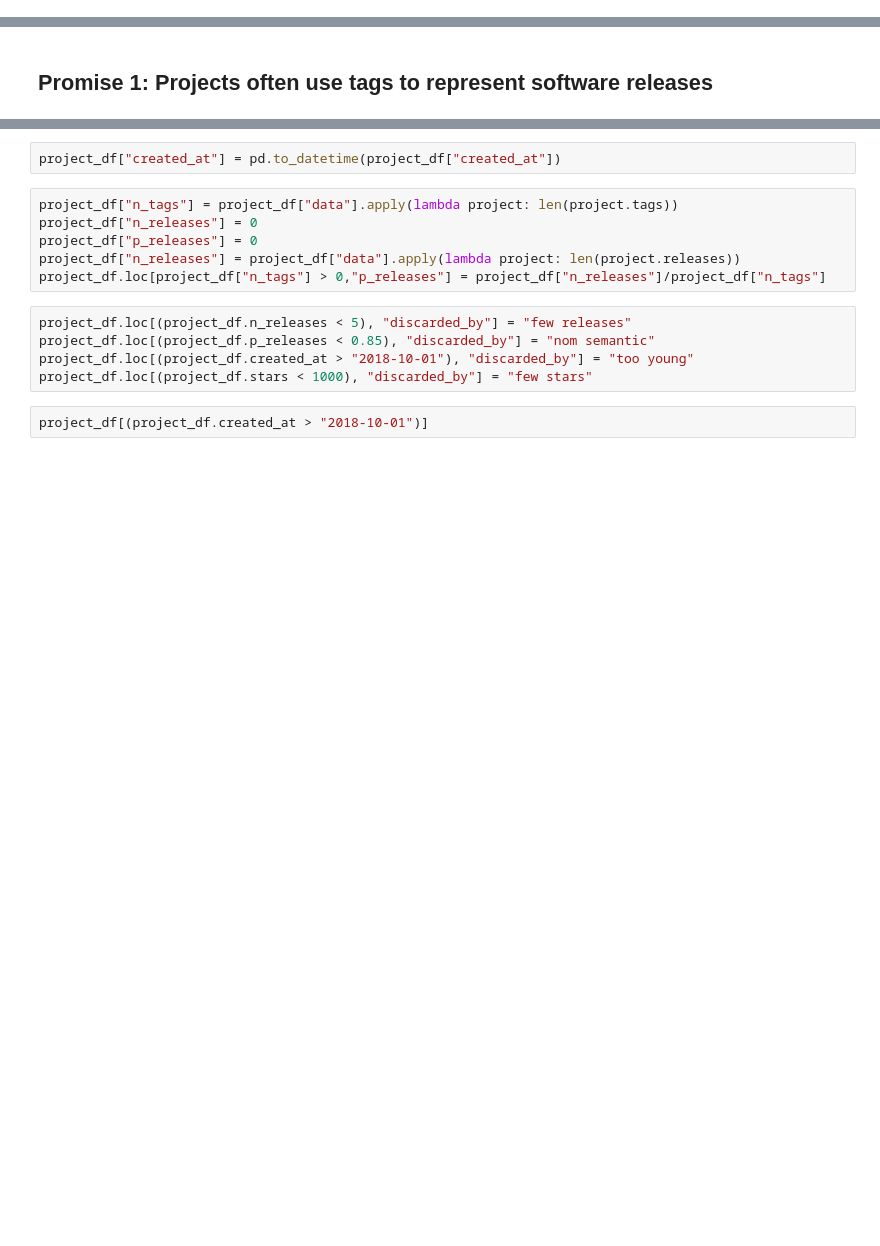
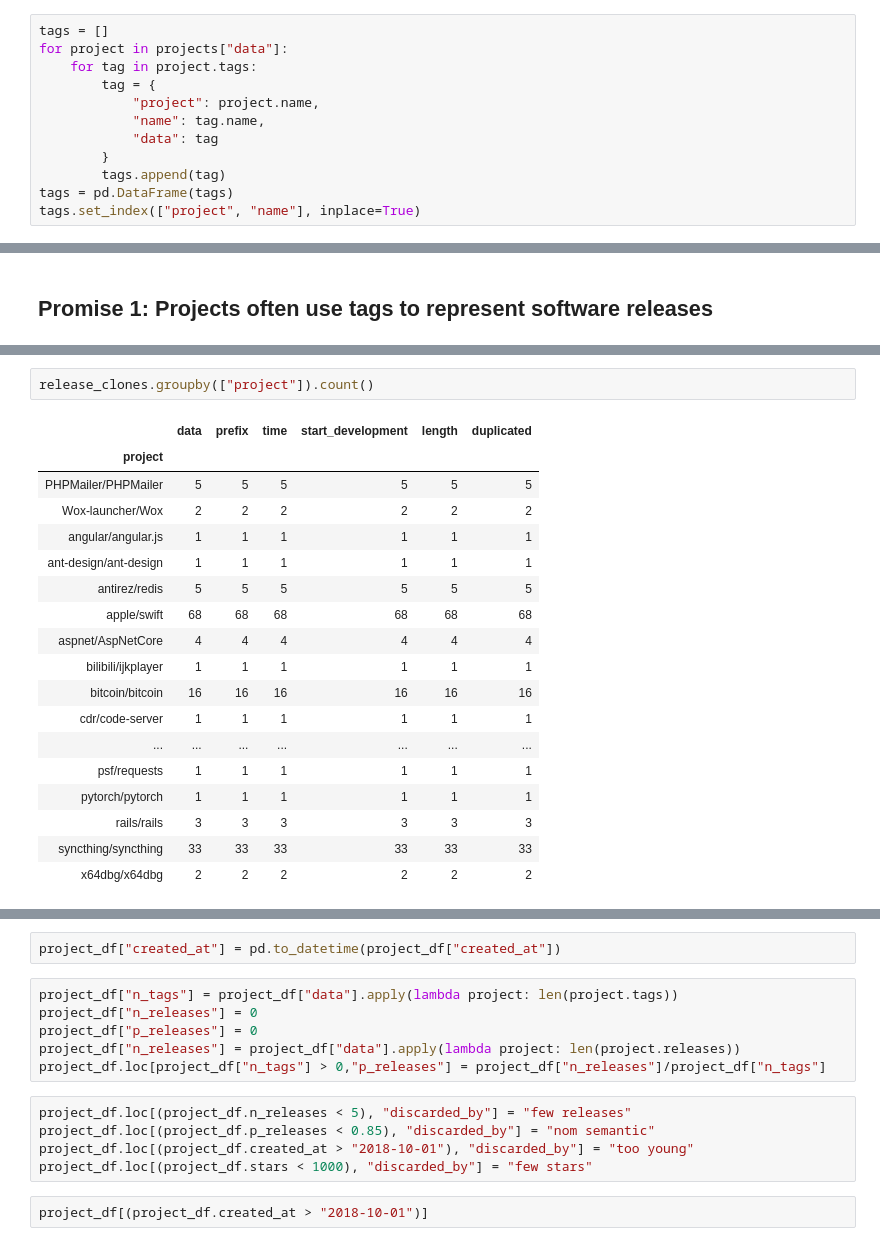
Before and after one commit to gems-uff/release-mining, a Jupyter notebook: experiment.ipynb, the cells around one changed output, grey strips where cells are left out. Drawn from its saved outputs; the diff is of its cells as text; blank space fills up the shorter version.

```diff
--- a/experiment.ipynb
+++ b/experiment.ipynb
@@ -111,0 +117,12 @@ projects[projects.num_tags == 0]
+# %%
+tags = []
+for project in projects["data"]:
+    for tag in project.tags:
+        tag = {
+            "project": project.name,
+            "name": tag.name,
+            "data": tag
+        }
+        tags.append(tag)
+tags = pd.DataFrame(tags)
+tags.set_index(["project", "name"], inplace=True)
@@ -181,0 +359,21 @@ list(projects[projects.releases == 0].index)
+# %%
+release_clones.groupby(["project"]).count()
+# %% [output]
+|  | data | prefix | time | start_development | length | duplicated |
+| project |  |  |  |  |  |  |
+| PHPMailer/PHPMailer | 5 | 5 | 5 | 5 | 5 | 5 |
+| Wox-launcher/Wox | 2 | 2 | 2 | 2 | 2 | 2 |
+| angular/angular.js | 1 | 1 | 1 | 1 | 1 | 1 |
+| ant-design/ant-design | 1 | 1 | 1 | 1 | 1 | 1 |
+| antirez/redis | 5 | 5 | 5 | 5 | 5 | 5 |
+| apple/swift | 68 | 68 | 68 | 68 | 68 | 68 |
+| aspnet/AspNetCore | 4 | 4 | 4 | 4 | 4 | 4 |
+| bilibili/ijkplayer | 1 | 1 | 1 | 1 | 1 | 1 |
+| bitcoin/bitcoin | 16 | 16 | 16 | 16 | 16 | 16 |
+| cdr/code-server | 1 | 1 | 1 | 1 | 1 | 1 |
+| ... | ... | ... | ... | ... | ... | ... |
+| psf/requests | 1 | 1 | 1 | 1 | 1 | 1 |
+| pytorch/pytorch | 1 | 1 | 1 | 1 | 1 | 1 |
+| rails/rails | 3 | 3 | 3 | 3 | 3 | 3 |
+| syncthing/syncthing | 33 | 33 | 33 | 33 | 33 | 33 |
+| x64dbg/x64dbg | 2 | 2 | 2 | 2 | 2 | 2 |
```
Also changed, not shown: parts of 61 cells of this notebook.
